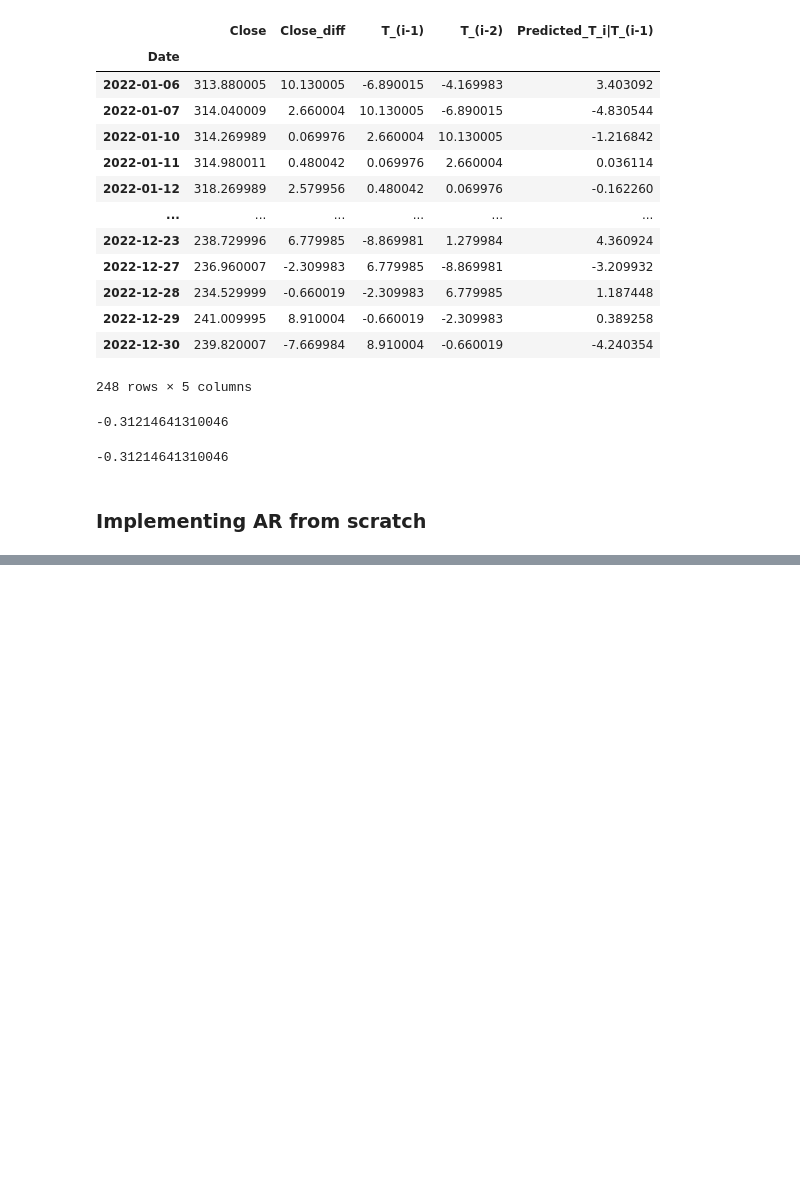
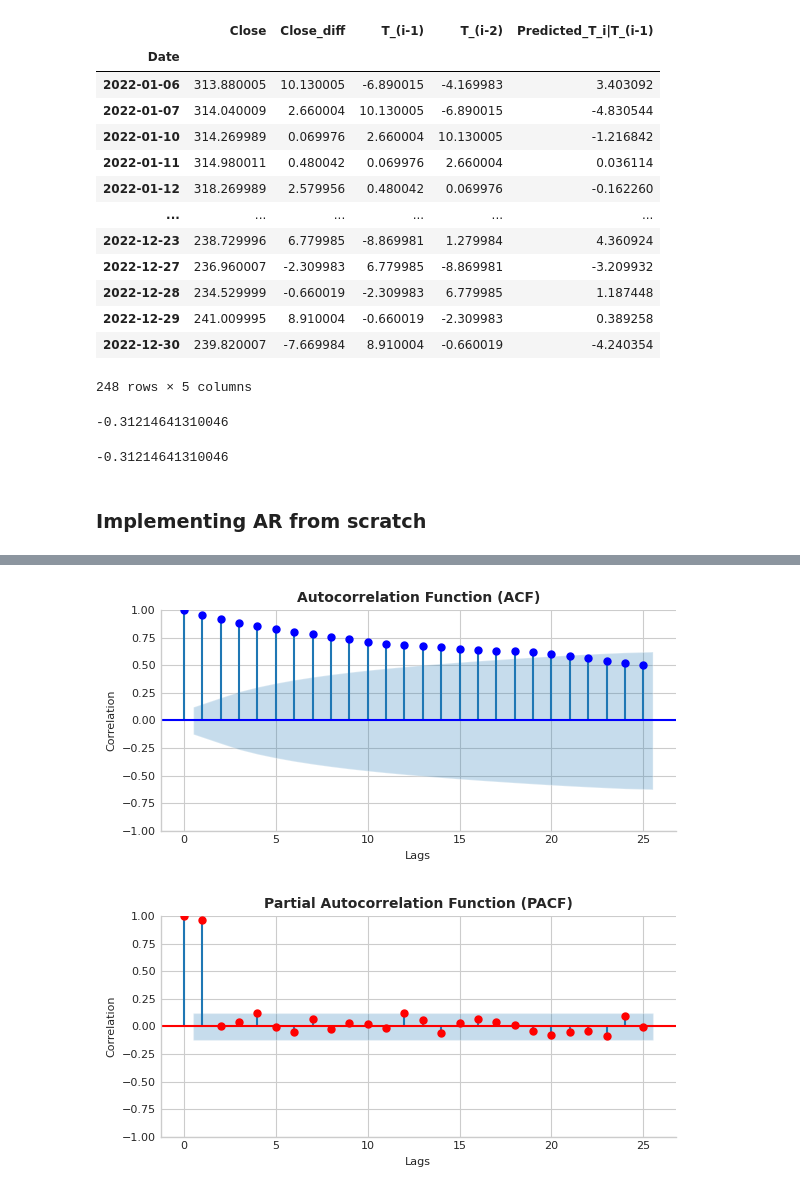
Before and after one commit to visal-h/tor, a Jupyter notebook: ca2.ipynb, the cells around one changed output, grey strips where cells are left out. Saved outputs shown, nothing was run; the diff lists cells and outputs as text; code cells hidden in the pictures; blank space fills up the shorter version.

```diff
--- a/ca2.ipynb
+++ b/ca2.ipynb
@@ -142,3 +185,6 @@ from sklearn.metrics import mean_squared_error
 from statsmodels.tsa.stattools import adfuller
 from statsmodels.graphics.tsaplots import plot_acf,plot_pacf
 pd.options.mode.chained_assignment = None  # default='warn
+# %%
+df=pd.read_csv('MSFT.csv', parse_dates=['Date'], index_col=['Date'], dayfirst=True)
+df.columns=['Close']
@@ -144,0 +349,31 @@ pd.options.mode.chained_assignment = None  # default='warn
+# %%
+# Set style for all plots
+sns.set_style('whitegrid')
+
+
+# Plot ACF
+fig, ax = plt.subplots(figsize=(6, 3))
+acf = plot_acf(df.Close.dropna(), lags=25, color='blue', ax=ax)
+ax.set_xlabel('Lags', fontsize=8)
+ax.set_ylabel('Correlation', fontsize=8)
+ax.set_title('Autocorrelation Function (ACF)', fontsize=10, fontweight='bold')
+ax.tick_params(axis='both', which='major', labelsize=8)
+ax.spines['right'].set_visible(False)
+ax.spines['top'].set_visible(False)
+plt.tight_layout()
+
+# Plot PACF
+fig, ax = plt.subplots(figsize=(6, 3))
+pacf = plot_pacf(df.Close.dropna(), lags=25, color='red', ax=ax)
+ax.set_xlabel('Lags', fontsize=8)
+ax.set_ylabel('Correlation', fontsize=8)
+ax.set_title('Partial Autocorrelation Function (PACF)', fontsize=10, fontweight='bold')
+ax.tick_params(axis='both', which='major', labelsize=8)
+ax.spines['right'].set_visible(False)
+ax.spines['top'].set_visible(False)
+plt.tight_layout()
+
+plt.savefig('ACF_PACF_plot.png', dpi=300, bbox_inches='tight')
+# %% [output]
+[figure, added]
+[figure, added]
```
Also changed, not shown: parts of 8 cells of this notebook, 7 other files.
